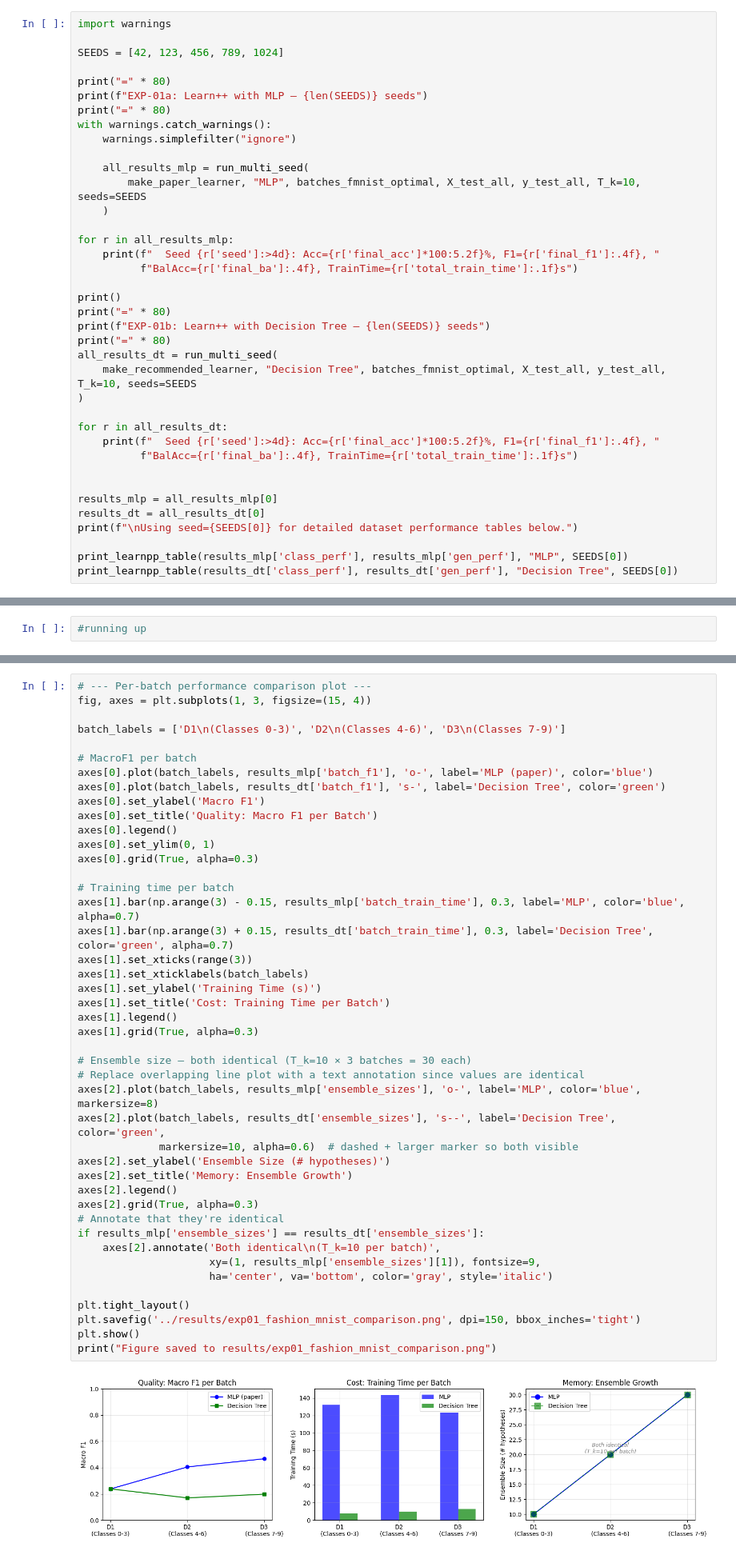
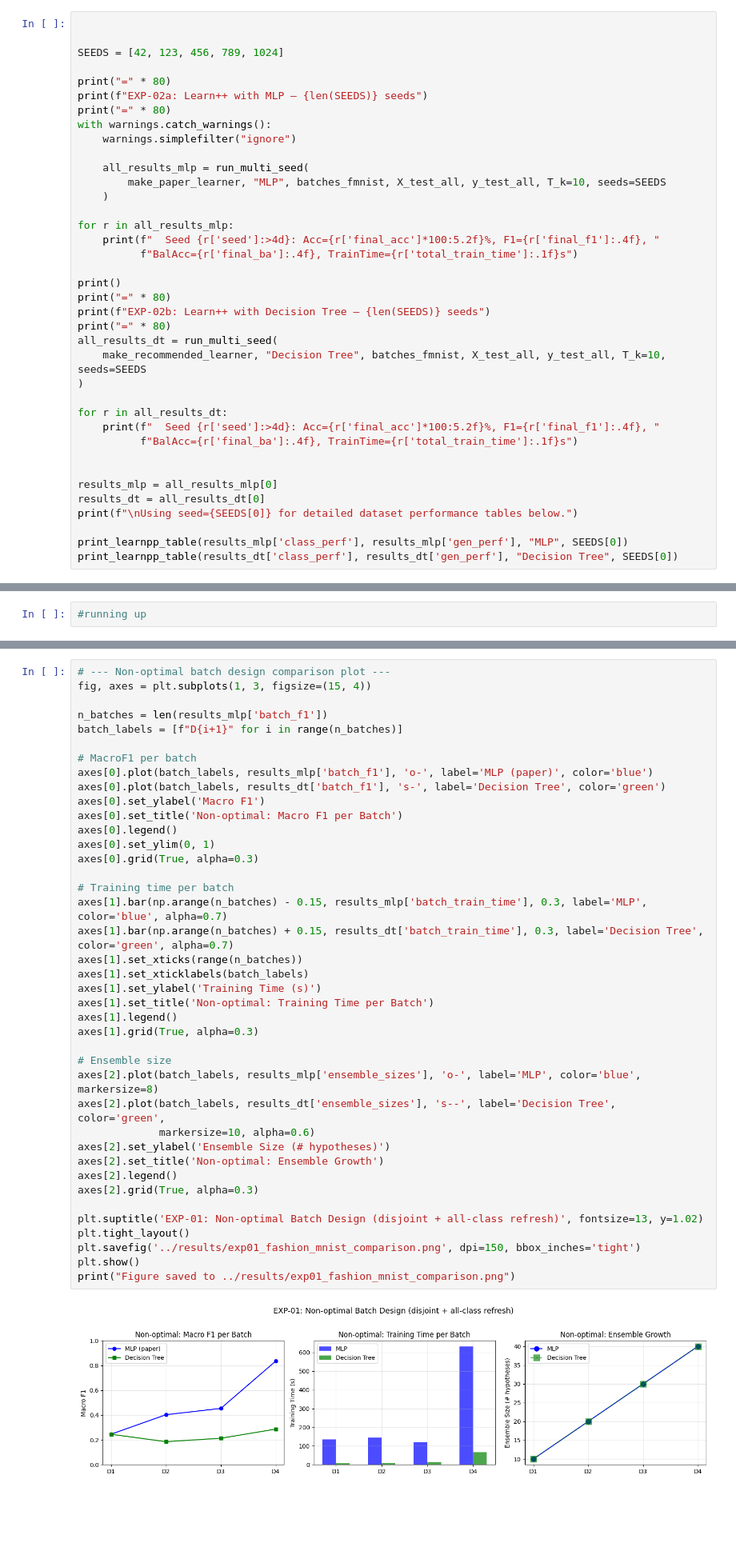
Before and after one commit to magda1231/ML_project, a Jupyter notebook: notebooks/01_learnpp_walkthrough.ipynb, the cells around one changed output, grey strips where cells are left out. Shown at 80% size. Cells and saved outputs as stored; diff of their text form; blank space fills up the shorter version.

```diff
--- a/notebooks/01_learnpp_walkthrough.ipynb
+++ b/notebooks/01_learnpp_walkthrough.ipynb
@@ -640,18 +669,18 @@ def print_learnpp_table(class_perf, gen_perf, model_name, seed):
     print(test_row)
     print("=" * len(header))
 # %%
-import warnings
+
 
 SEEDS = [42, 123, 456, 789, 1024]
 
 print("=" * 80)
-print(f"EXP-01a: Learn++ with MLP — {len(SEEDS)} seeds")
+print(f"EXP-02a: Learn++ with MLP — {len(SEEDS)} seeds")
 print("=" * 80)
 with warnings.catch_warnings():
     warnings.simplefilter("ignore")
 
     all_results_mlp = run_multi_seed(
-        make_paper_learner, "MLP", batches_fmnist_optimal, X_test_all, y_test_all, T_k=10, seeds=SEEDS
+        make_paper_learner, "MLP", batches_fmnist, X_test_all, y_test_all, T_k=10, seeds=SEEDS
     )
 
 for r in all_results_mlp:
@@ -660,10 +689,10 @@ for r in all_results_mlp:
 
 print()
 print("=" * 80)
-print(f"EXP-01b: Learn++ with Decision Tree — {len(SEEDS)} seeds")
+print(f"EXP-02b: Learn++ with Decision Tree — {len(SEEDS)} seeds")
 print("=" * 80)
 all_results_dt = run_multi_seed(
-    make_recommended_learner, "Decision Tree", batches_fmnist_optimal, X_test_all, y_test_all, T_k=10, seeds=SEEDS
+    make_recommended_learner, "Decision Tree", batches_fmnist, X_test_all, y_test_all, T_k=10, seeds=SEEDS
 )
 
 for r in all_results_dt:
@@ -820,47 +861,43 @@ print("Figure saved to ../results/exp01_fashion_mnist_comparison_all.png")
 Figure saved to ../results/exp01_fashion_mnist_comparison_all.png
 # %%
-# --- Per-batch performance comparison plot ---
+# --- Non-optimal batch design comparison plot ---
 fig, axes = plt.subplots(1, 3, figsize=(15, 4))
 
-batch_labels = ['D1\n(Classes 0-3)', 'D2\n(Classes 4-6)', 'D3\n(Classes 7-9)']
+n_batches = len(results_mlp['batch_f1'])
+batch_labels = [f"D{i+1}" for i in range(n_batches)]
 
 # MacroF1 per batch
 axes[0].plot(batch_labels, results_mlp['batch_f1'], 'o-', label='MLP (paper)', color='blue')
 axes[0].plot(batch_labels, results_dt['batch_f1'], 's-', label='Decision Tree', color='green')
 axes[0].set_ylabel('Macro F1')
-axes[0].set_title('Quality: Macro F1 per Batch')
+axes[0].set_title('Non-optimal: Macro F1 per Batch')
 axes[0].legend()
 axes[0].set_ylim(0, 1)
 axes[0].grid(True, alpha=0.3)
 
 # Training time per batch
-axes[1].bar(np.arange(3) - 0.15, results_mlp['batch_train_time'], 0.3, label='MLP', color='blue', alpha=0.7)
-axes[1].bar(np.arange(3) + 0.15, results_dt['batch_train_time'], 0.3, label='Decision Tree', color='green', alpha=0.7)
-axes[1].set_xticks(range(3))
+axes[1].bar(np.arange(n_batches) - 0.15, results_mlp['batch_train_time'], 0.3, label='MLP', color='blue', alpha=0.7)
+axes[1].bar(np.arange(n_batches) + 0.15, results_dt['batch_train_time'], 0.3, label='Decision Tree', color='green', alpha=0.7)
+axes[1].set_xticks(range(n_batches))
 axes[1].set_xticklabels(batch_labels)
 axes[1].set_ylabel('Training Time (s)')
-axes[1].set_title('Cost: Training Time per Batch')
+axes[1].set_title('Non-optimal: Training Time per Batch')
 axes[1].legend()
 axes[1].grid(True, alpha=0.3)
 
-# Ensemble size — both identical (T_k=10 × 3 batches = 30 each)
-# Replace overlapping line plot with a text annotation since values are identical
+# Ensemble size
 axes[2].plot(batch_labels, results_mlp['ensemble_sizes'], 'o-', label='MLP', color='blue', markersize=8)
 axes[2].plot(batch_labels, results_dt['ensemble_sizes'], 's--', label='Decision Tree', color='green',
-             markersize=10, alpha=0.6)  # dashed + larger marker so both visible
+             markersize=10, alpha=0.6)
 axes[2].set_ylabel('Ensemble Size (# hypotheses)')
-axes[2].set_title('Memory: Ensemble Growth')
+axes[2].set_title('Non-optimal: Ensemble Growth')
 axes[2].legend()
 axes[2].grid(True, alpha=0.3)
-# Annotate that they're identical
-if results_mlp['ensemble_sizes'] == results_dt['ensemble_sizes']:
-    axes[2].annotate('Both identical\n(T_k=10 per batch)',
-                     xy=(1, results_mlp['ensemble_sizes'][1]), fontsize=9,
-                     ha='center', va='bottom', color='gray', style='italic')
 
+plt.suptitle('EXP-01: Non-optimal Batch Design (disjoint + all-class refresh)', fontsize=13, y=1.02)
 plt.tight_layout()
 plt.savefig('../results/exp01_fashion_mnist_comparison.png', dpi=150, bbox_inches='tight')
 plt.show()
-print("Figure saved to results/exp01_fashion_mnist_comparison.png")
+print("Figure saved to ../results/exp01_fashion_mnist_comparison.png")
 # %% [output]
-[figure, old version]
+[figure, new version]
```
Also changed, not shown: parts of 10 cells of this notebook, 4 other files.
